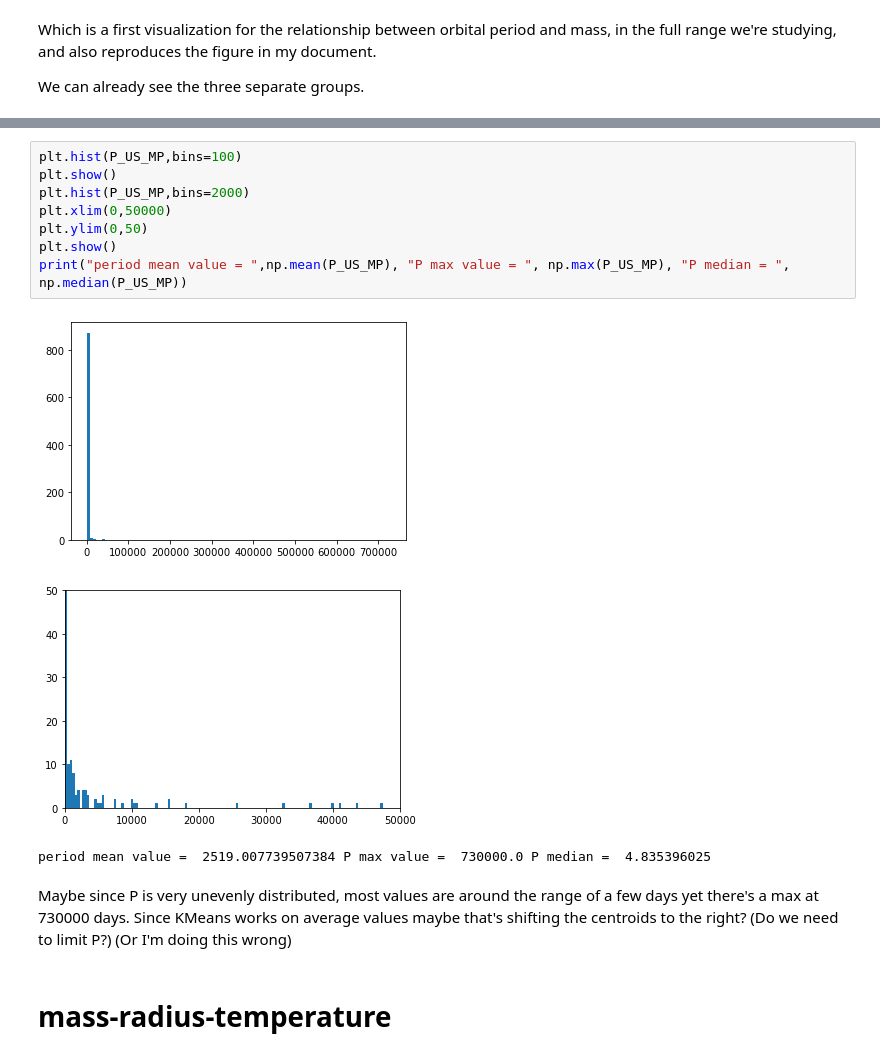
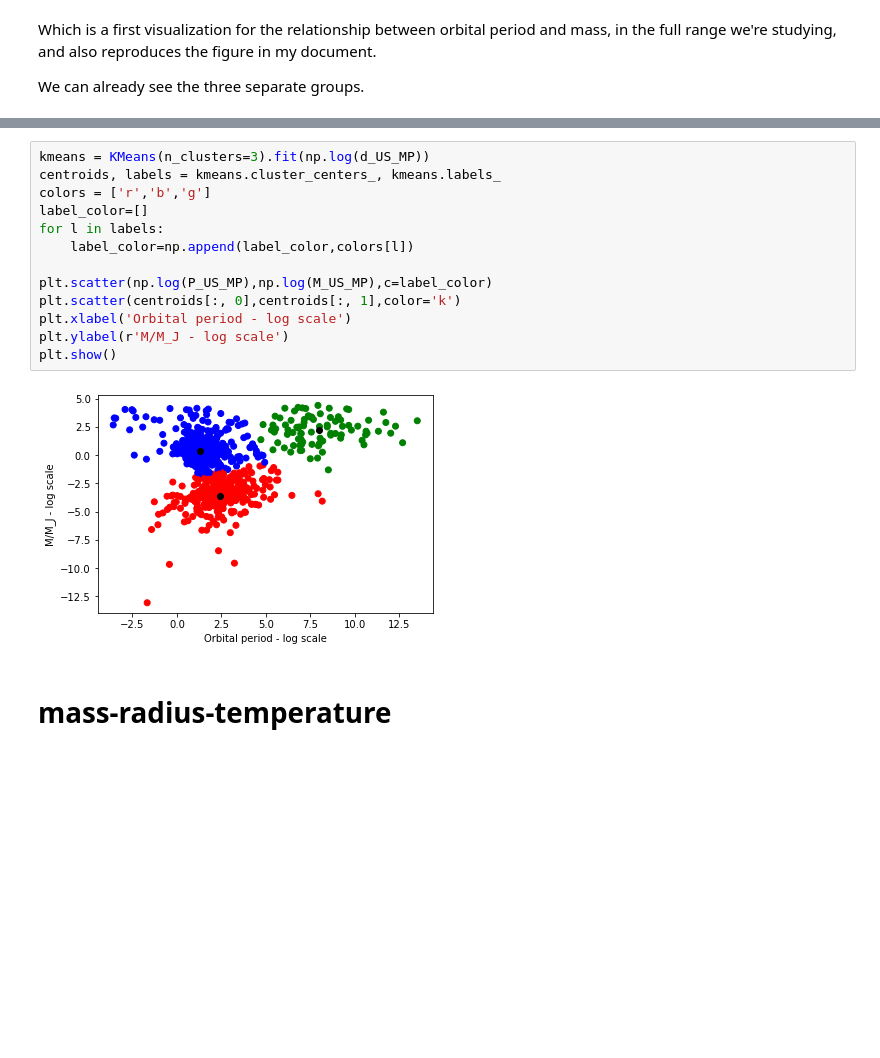
Before and after one commit to anaclb/exoplanets, a Jupyter notebook: read_file.ipynb, the cells around one changed output, grey strips where cells are left out. Saved outputs shown, nothing was run; the diff lists cells and outputs as text; blank space fills up the shorter version.

Commit message:
first clusters

```diff
--- a/read_file.ipynb
+++ b/read_file.ipynb
@@ -163,18 +130,18 @@ WD 0837+185 B                30.0000            0.175000
-# %%
-plt.hist(P_US_MP,bins=100)
-plt.show()
-plt.hist(P_US_MP,bins=2000)
-plt.xlim(0,50000)
-plt.ylim(0,50)
-plt.show()
-print("period mean value = ",np.mean(P_US_MP), "P max value = ", np.max(P_US_MP), "P median = ", np.median(P_US_MP))
-# %% [output]
-[figure, removed]
-[figure, removed]
-period mean value =  2519.007739507384 P max value =  730000.0 P median =  4.835396025
-# %% [markdown]
-Maybe since P is very unevenly distributed, most values are around the range of a few days yet there's a max at 730000 days. Since KMeans works on average values maybe that's shifting the centroids to the right? (Do we need to limit P?)
-(Or I'm doing this wrong)
+# %%
+kmeans = KMeans(n_clusters=3).fit(np.log(d_US_MP))
+centroids, labels = kmeans.cluster_centers_, kmeans.labels_
+colors = ['r','b','g']
+label_color=[]
+for l in labels:
+    label_color=np.append(label_color,colors[l])
+
+plt.scatter(np.log(P_US_MP),np.log(M_US_MP),c=label_color)
+plt.scatter(centroids[:, 0],centroids[:, 1],color='k')
+plt.xlabel('Orbital period - log scale')
+plt.ylabel(r'M/M_J - log scale')
+plt.show()
+# %% [output]
+[figure, added]
 # %% [markdown]
 # mass-radius-temperature
 # %% [markdown]
```
Also changed, not shown: parts of 2 cells of this notebook.
